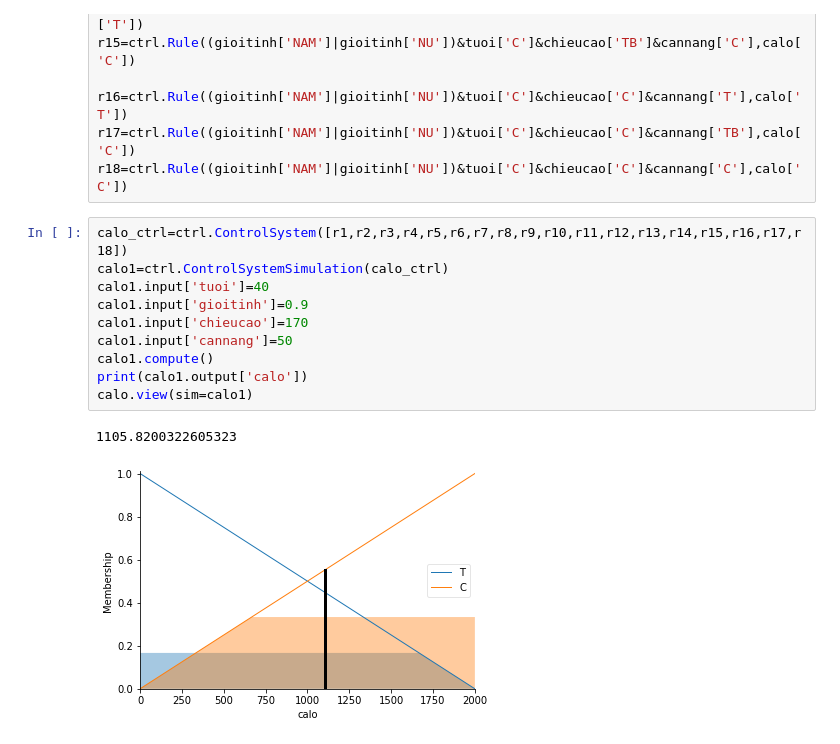
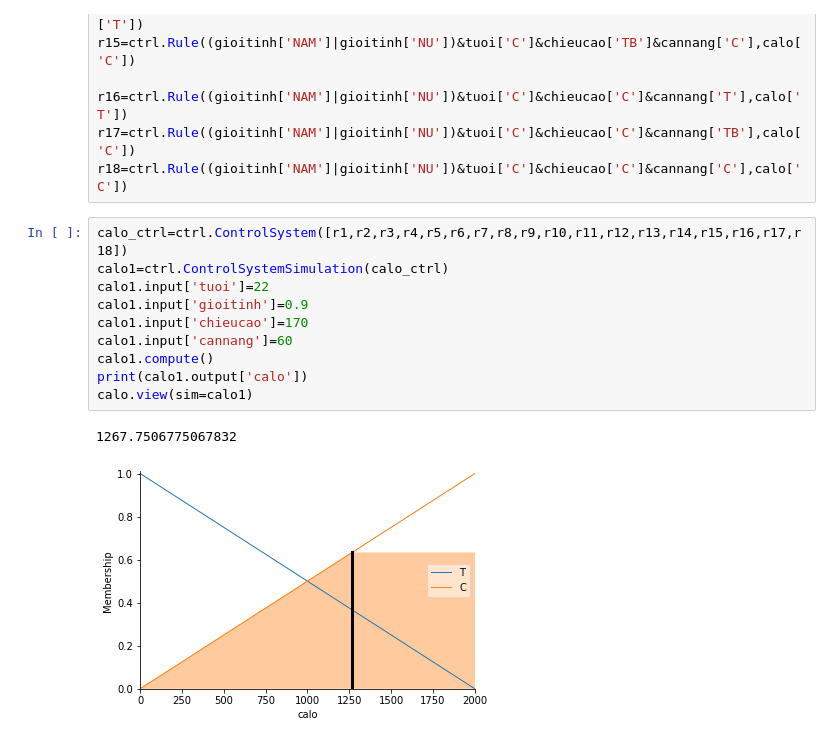
Before and after one commit to Quang-Trong-Tan-Loc/AI, a Jupyter notebook: BT5_Nutritional.ipynb, the cells around one changed output. Cells and saved outputs as stored; diff of their text form.

```diff
--- a/BT5_Nutritional.ipynb
+++ b/BT5_Nutritional.ipynb
@@ -74,13 +83,13 @@ r18=ctrl.Rule((gioitinh['NAM']|gioitinh['NU'])&tuoi['C']&chieucao['C']&cannang['
 # %%
 calo_ctrl=ctrl.ControlSystem([r1,r2,r3,r4,r5,r6,r7,r8,r9,r10,r11,r12,r13,r14,r15,r16,r17,r18])
 calo1=ctrl.ControlSystemSimulation(calo_ctrl)
-calo1.input['tuoi']=40
+calo1.input['tuoi']=22
 calo1.input['gioitinh']=0.9
 calo1.input['chieucao']=170
-calo1.input['cannang']=50
+calo1.input['cannang']=60
 calo1.compute()
 print(calo1.output['calo'])
 calo.view(sim=calo1)
 # %% [output]
-1105.8200322605323
+1267.7506775067832
-[figure, old version]
+[figure, new version]
```
Also changed, not shown: parts of 2 cells of this notebook.
